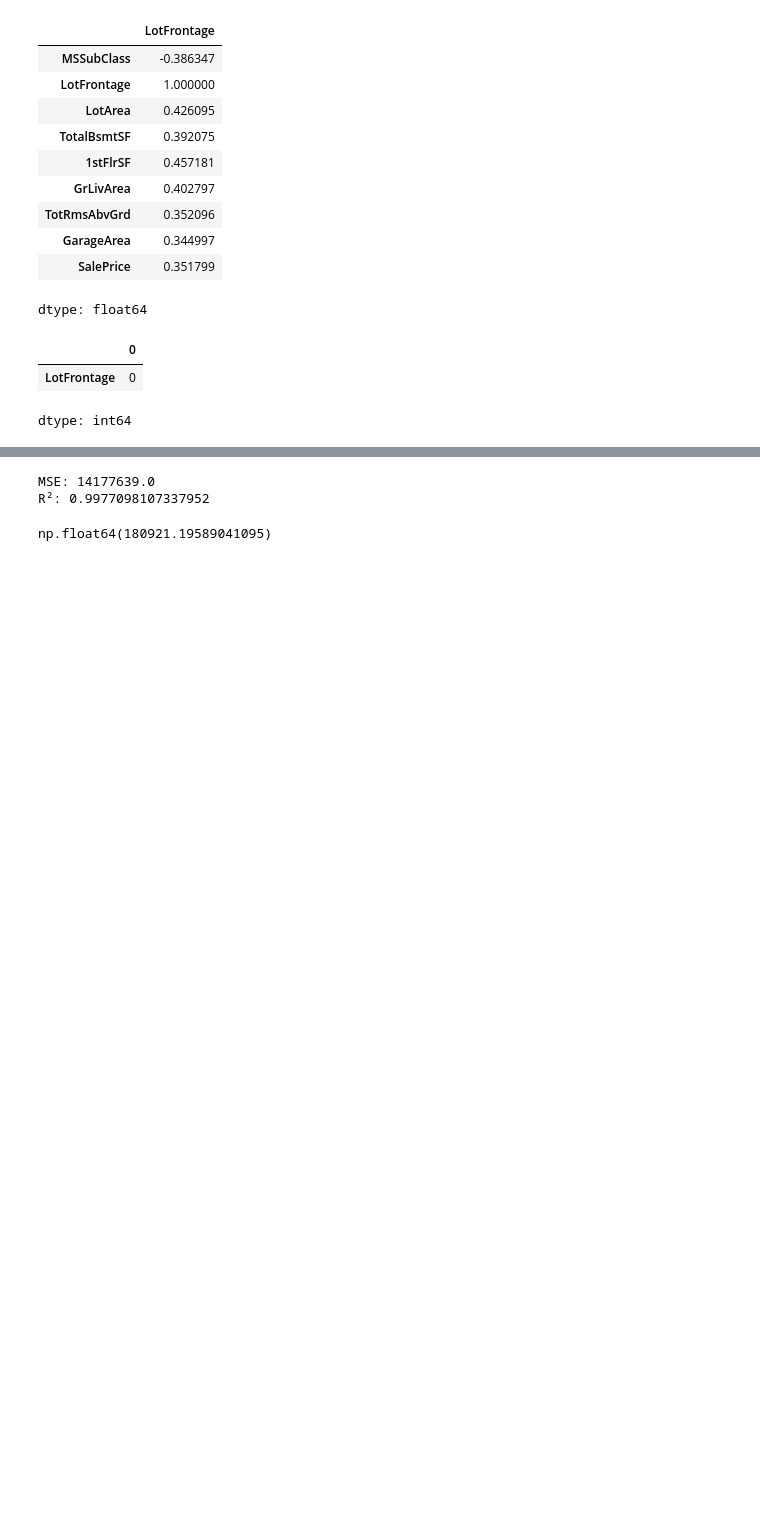
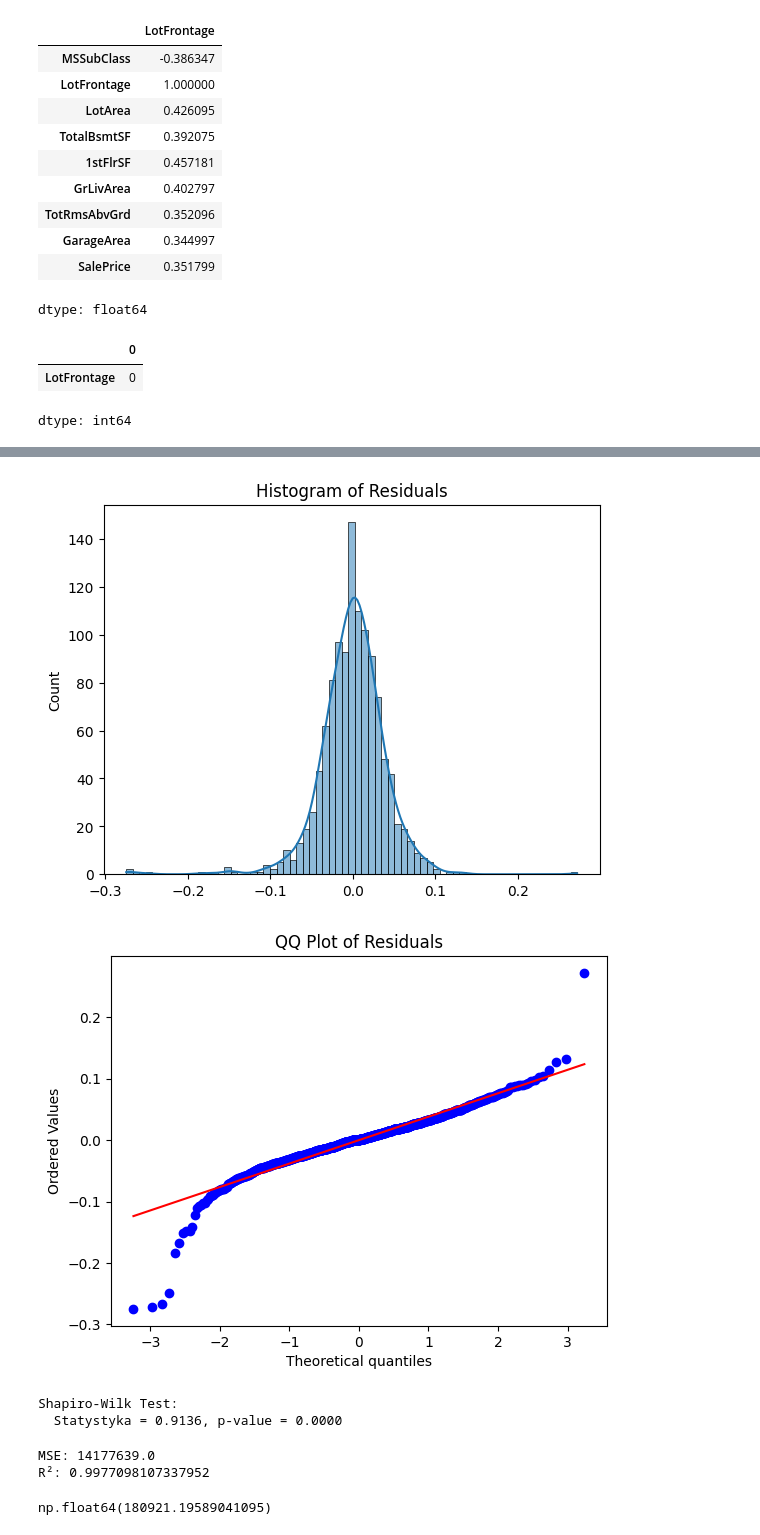
Before and after one commit to kamyczuram/Projects, a Jupyter notebook: House_Prices_XGBOOST/House_Prices_XGBOOST.ipynb, the cells around one changed output, grey strips where cells are left out. Cells and saved outputs as stored; diff of their text form; code cells hidden in the pictures; blank space fills up the shorter version.

```diff
--- a/House_Prices_XGBOOST/House_Prices_XGBOOST.ipynb
+++ b/House_Prices_XGBOOST/House_Prices_XGBOOST.ipynb
@@ -229,3 +291,22 @@ dtype: int64
+# %%
+residuals = model.resid
+
+
+sns.histplot(residuals, kde=True)
+plt.title("Histogram of Residuals")
+plt.show()
+
+stats.probplot(residuals, dist="norm", plot=plt)
+plt.title("QQ Plot of Residuals")
+plt.show()
+
+shapiro_test = stats.shapiro(residuals)
+print(f"Shapiro-Wilk Test:\n  Statystyka = {shapiro_test.statistic:.4f}, p-value = {shapiro_test.pvalue:.4f}")
+# %% [output]
+[figure, added]
+[figure, added]
+Shapiro-Wilk Test:
+  Statystyka = 0.9136, p-value = 0.0000
 # %%
 
 X = df_filled.drop(columns=['SalePrice'])
```
Also changed, not shown: parts of 12 cells of this notebook.
